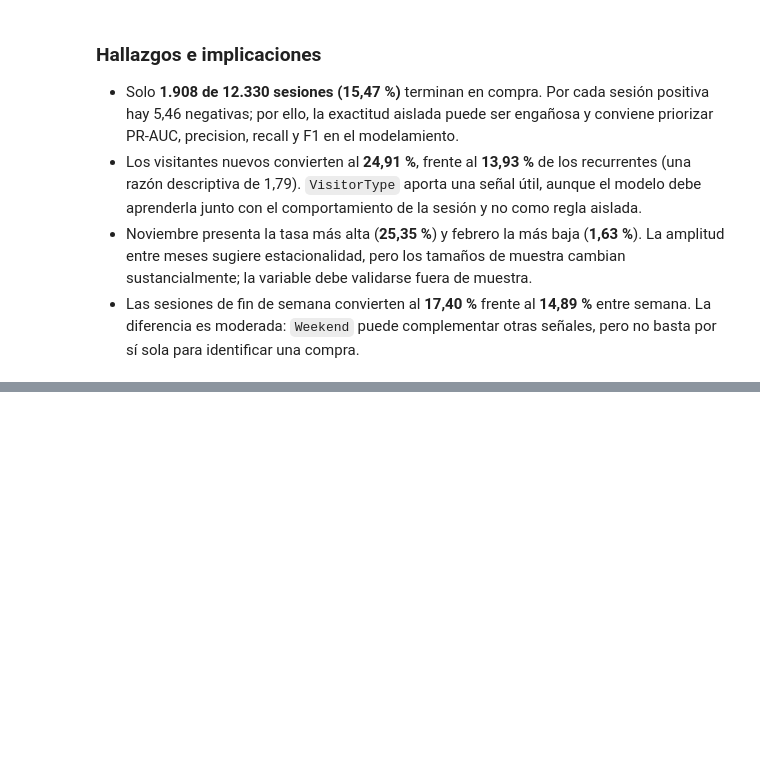
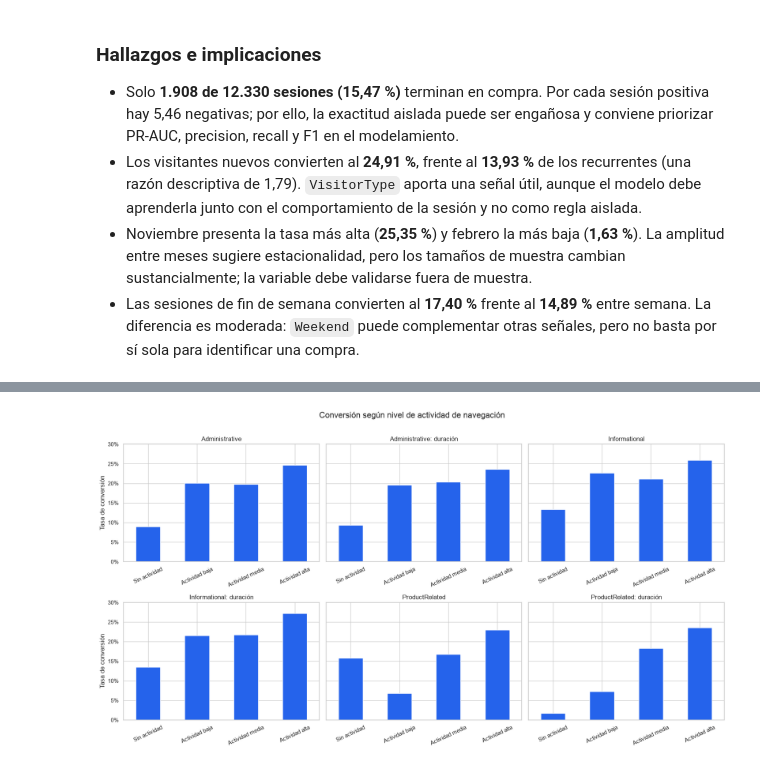
Before and after one commit to aladelca/maia_despliegue_soluciones_microproyecto, a Jupyter notebook: notebooks/09_eda_business_purchase_probability.ipynb, the cells around one changed output, grey strips where cells are left out. Saved outputs shown, nothing was run; the diff lists cells and outputs as text; code cells hidden in the pictures; blank space fills up the shorter version.

```diff
--- a/notebooks/09_eda_business_purchase_probability.ipynb
+++ b/notebooks/09_eda_business_purchase_probability.ipynb
@@ -165,0 +170,31 @@ plt.show()
+# %%
+def activity_band(series):
+    positive = series[series > 0]
+    terciles = sorted({
+        float(positive.quantile(1 / 3)),
+        float(positive.quantile(2 / 3)),
+    })
+    bins = [-np.inf, 0, *terciles, np.inf]
+    labels = ['Sin actividad', 'Actividad baja', 'Actividad media', 'Actividad alta']
+    return pd.cut(series, bins=bins, labels=labels[: len(bins) - 1], include_lowest=True)
+
+
+navigation_columns = [
+    'Administrative',
+    'Administrative_Duration',
+    'Informational',
+    'Informational_Duration',
+    'ProductRelated',
+    'ProductRelated_Duration',
+]
+navigation_tables = {
+    column: conversion_table(
+        sessions.assign(ActivityBand=activity_band(sessions[column])),
+        'ActivityBand',
+    )
+    for column in navigation_columns
+}
+navigation_summary = pd.concat(navigation_tables, names=['variable', 'activity_band'])
+display(navigation_summary.style.format({
+    'conversion_rate': '{:.2%}', 'ci_low': '{:.2%}', 'ci_high': '{:.2%}'
+}))
@@ -165,0 +220,16 @@ plt.show()
+# %%
+fig, axes = plt.subplots(2, 3, figsize=(17, 9), sharey=True)
+for axis, column in zip(axes.flat, navigation_columns):
+    table = navigation_tables[column]
+    table['conversion_rate'].plot.bar(ax=axis, color=PURCHASE_COLOR, rot=25)
+    axis.set_title(column.replace('_Duration', ': duración'))
+    axis.set_xlabel('')
+    axis.set_ylabel('Tasa de conversión')
+    axis.set_ylim(0, 0.30)
+    axis.yaxis.set_major_formatter(lambda value, _: f'{value:.0%}')
+fig.suptitle('Conversión según nivel de actividad de navegación', fontsize=16, y=1.01)
+fig.tight_layout()
+fig.savefig(FIGURES_PATH / 'andres_eda_navigation_behavior.png', dpi=160, bbox_inches='tight')
+plt.show()
+# %% [output]
+[figure, added]
```
Also changed, not shown: parts of 8 cells of this notebook, 2 other files.
